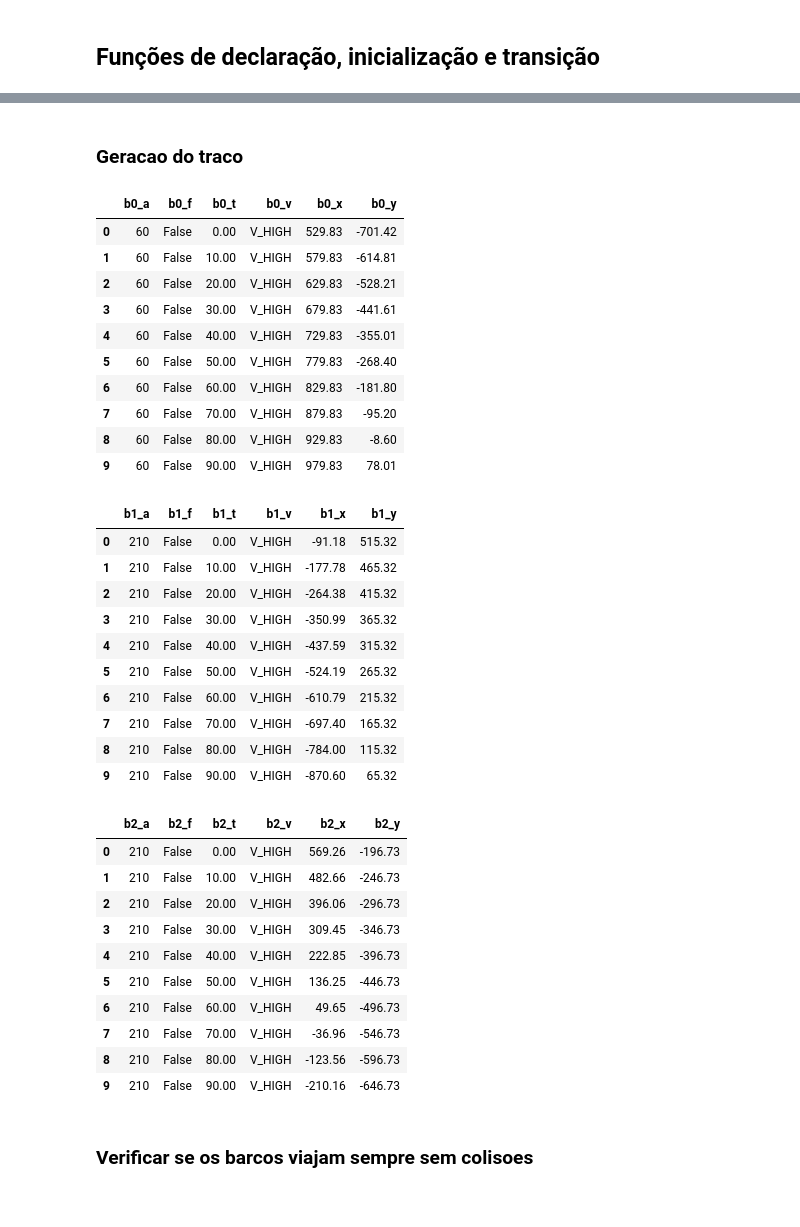
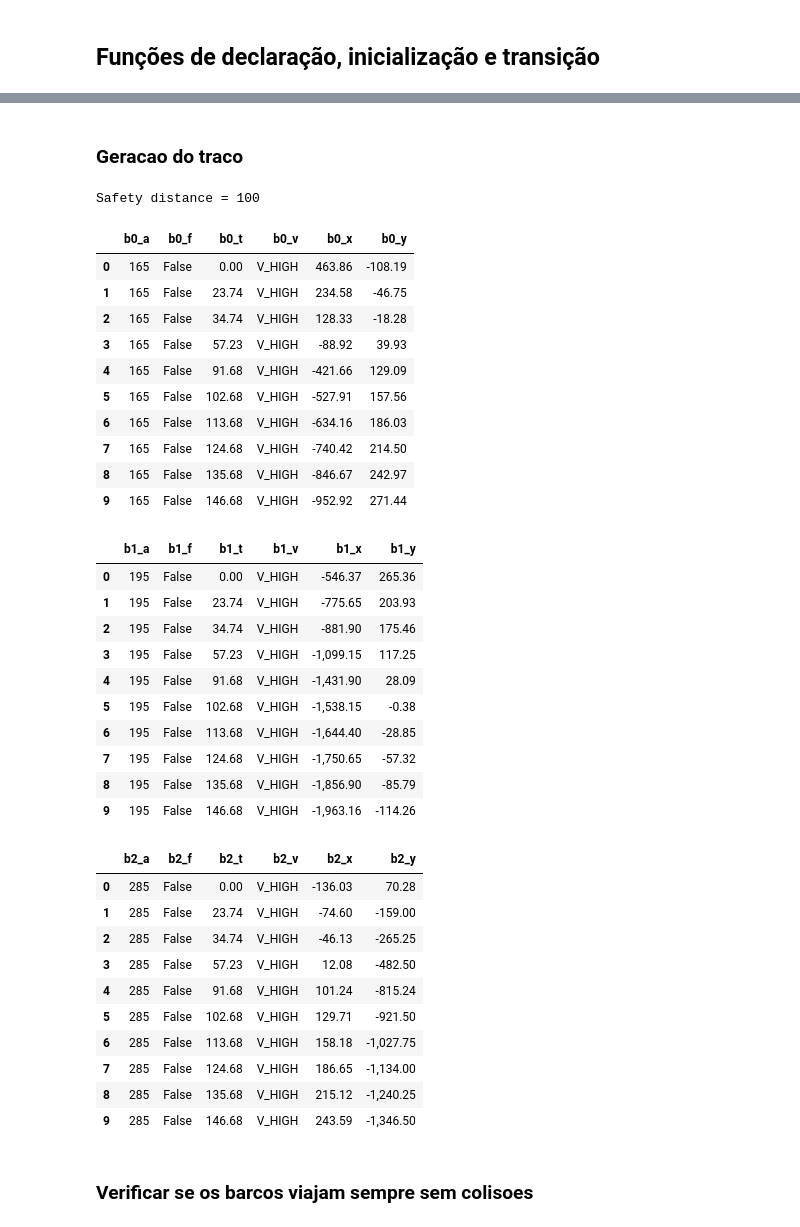
Before and after one commit to GilbertoCunha/Computational-Logic, a Jupyter notebook: Trabalho3/Boats.ipynb, the cells around one changed output, grey strips where cells are left out. Drawn from its saved outputs; the diff is of its cells as text; code cells hidden in the pictures.

```diff
--- a/Trabalho3/Boats.ipynb
+++ b/Trabalho3/Boats.ipynb
@@ -37,6 +37,11 @@ vel_to_mode = lambda v: M_LOW if (v == V_LOW) else M_HIGH
 mode_to_vel = lambda m: V_LOW if (m == M_LOW) else V_HIGH
 # %%
 def model_to_dfs(m):
+    """
+    Esta função transforma um modelo z3 numa lista de DataFrames pandas.
+    Cada elemento desta lista é um DataFrame de um barco.
+    """
+
     m_ = {str(elem): m[elem] for elem in m}
     sortedkeys = sorted(m_, key=str.lower)
 
@@ -289,3 +344,5 @@ def trans(prev, curr, fixed_step=False):
+# %% [markdown]
+### Geracao do traco
 # %%
 def get_random_values(num_boats=3):
     angs = [ALL_ROUTES[np.random.randint(len(ALL_ROUTES))] for i in range(num_boats)]
@@ -294,66 +351,68 @@ def get_random_values(num_boats=3):
     r = [(angs[i], xs[i], ys[i]) for i in range(num_boats)]
 
     return r
-# %% [markdown]
-### Geracao do traco
 # %%
 def gen_trace(declare, init, trans, k, fixed_step=False, fixed_dist=None):
     solver = Solver()
     trace = {i: declare(i, fixed_dist) for i in range(k)}
     solver.add(init(trace[0], get_random_values()))
 
     for i in range(k-1):
         solver.add(trans(trace[i], trace[i+1], fixed_step))
 
     if solver.check() == sat:
         m = solver.model()
 
         for elem in m:
-            if str(elem) == "b0_d":
-                print(f"Safety distance = {m[elem]}\n")
+            if str(elem) == "d0":
+                print(f"Safety distance = {m[elem]} m\n")
+
+        if fixed_dist != None:
+            print(f"Safety distance = {fixed_dist} m\n")
 
         r = model_to_dfs(m)
         display_side_by_side(*r)
     else:
         r = None
 
     return r
 
-m = gen_trace(declare, init, trans, 10, True, SAFE_DIST)
+m = gen_trace(declare, init, trans, 10, False, SAFE_DIST)
 # %% [output]
+Safety distance = 100
 |  | b0_a | b0_f | b0_t | b0_v | b0_x | b0_y |
-| 0 | 60 | False | 0.00 | V_HIGH | 529.83 | -701.42 |
-| 1 | 60 | False | 10.00 | V_HIGH | 579.83 | -614.81 |
-| 2 | 60 | False | 20.00 | V_HIGH | 629.83 | -528.21 |
-| 3 | 60 | False | 30.00 | V_HIGH | 679.83 | -441.61 |
-| 4 | 60 | False | 40.00 | V_HIGH | 729.83 | -355.01 |
-| 5 | 60 | False | 50.00 | V_HIGH | 779.83 | -268.40 |
-| 6 | 60 | False | 60.00 | V_HIGH | 829.83 | -181.80 |
-| 7 | 60 | False | 70.00 | V_HIGH | 879.83 | -95.20 |
-| 8 | 60 | False | 80.00 | V_HIGH | 929.83 | -8.60 |
-| 9 | 60 | False | 90.00 | V_HIGH | 979.83 | 78.01 |
+| 0 | 165 | False | 0.00 | V_HIGH | 463.86 | -108.19 |
+| 1 | 165 | False | 23.74 | V_HIGH | 234.58 | -46.75 |
+| 2 | 165 | False | 34.74 | V_HIGH | 128.33 | -18.28 |
+| 3 | 165 | False | 57.23 | V_HIGH | -88.92 | 39.93 |
+| 4 | 165 | False | 91.68 | V_HIGH | -421.66 | 129.09 |
+| 5 | 165 | False | 102.68 | V_HIGH | -527.91 | 157.56 |
+| 6 | 165 | False | 113.68 | V_HIGH | -634.16 | 186.03 |
+| 7 | 165 | False | 124.68 | V_HIGH | -740.42 | 214.50 |
+| 8 | 165 | False | 135.68 | V_HIGH | -846.67 | 242.97 |
+| 9 | 165 | False | 146.68 | V_HIGH | -952.92 | 271.44 |
 |  | b1_a | b1_f | b1_t | b1_v | b1_x | b1_y |
-| 0 | 210 | False | 0.00 | V_HIGH | -91.18 | 515.32 |
-| 1 | 210 | False | 10.00 | V_HIGH | -177.78 | 465.32 |
-| 2 | 210 | False | 20.00 | V_HIGH | -264.38 | 415.32 |
-| 3 | 210 | False | 30.00 | V_HIGH | -350.99 | 365.32 |
-| 4 | 210 | False | 40.00 | V_HIGH | -437.59 | 315.32 |
-| 5 | 210 | False | 50.00 | V_HIGH | -524.19 | 265.32 |
-| 6 | 210 | False | 60.00 | V_HIGH | -610.79 | 215.32 |
-| 7 | 210 | False | 70.00 | V_HIGH | -697.40 | 165.32 |
-| 8 | 210 | False | 80.00 | V_HIGH | -784.00 | 115.32 |
-| 9 | 210 | False | 90.00 | V_HIGH | -870.60 | 65.32 |
+| 0 | 195 | False | 0.00 | V_HIGH | -546.37 | 265.36 |
+| 1 | 195 | False | 23.74 | V_HIGH | -775.65 | 203.93 |
+| 2 | 195 | False | 34.74 | V_HIGH | -881.90 | 175.46 |
+| 3 | 195 | False | 57.23 | V_HIGH | -1,099.15 | 117.25 |
+| 4 | 195 | False | 91.68 | V_HIGH | -1,431.90 | 28.09 |
+| 5 | 195 | False | 102.68 | V_HIGH | -1,538.15 | -0.38 |
+| 6 | 195 | False | 113.68 | V_HIGH | -1,644.40 | -28.85 |
+| 7 | 195 | False | 124.68 | V_HIGH | -1,750.65 | -57.32 |
+| 8 | 195 | False | 135.68 | V_HIGH | -1,856.90 | -85.79 |
+| 9 | 195 | False | 146.68 | V_HIGH | -1,963.16 | -114.26 |
 |  | b2_a | b2_f | b2_t | b2_v | b2_x | b2_y |
-| 0 | 210 | False | 0.00 | V_HIGH | 569.26 | -196.73 |
-| 1 | 210 | False | 10.00 | V_HIGH | 482.66 | -246.73 |
-| 2 | 210 | False | 20.00 | V_HIGH | 396.06 | -296.73 |
-| 3 | 210 | False | 30.00 | V_HIGH | 309.45 | -346.73 |
-| 4 | 210 | False | 40.00 | V_HIGH | 222.85 | -396.73 |
-| 5 | 210 | False | 50.00 | V_HIGH | 136.25 | -446.73 |
-| 6 | 210 | False | 60.00 | V_HIGH | 49.65 | -496.73 |
-| 7 | 210 | False | 70.00 | V_HIGH | -36.96 | -546.73 |
-| 8 | 210 | False | 80.00 | V_HIGH | -123.56 | -596.73 |
-| 9 | 210 | False | 90.00 | V_HIGH | -210.16 | -646.73 |
+| 0 | 285 | False | 0.00 | V_HIGH | -136.03 | 70.28 |
+| 1 | 285 | False | 23.74 | V_HIGH | -74.60 | -159.00 |
+| 2 | 285 | False | 34.74 | V_HIGH | -46.13 | -265.25 |
+| 3 | 285 | False | 57.23 | V_HIGH | 12.08 | -482.50 |
+| 4 | 285 | False | 91.68 | V_HIGH | 101.24 | -815.24 |
+| 5 | 285 | False | 102.68 | V_HIGH | 129.71 | -921.50 |
+| 6 | 285 | False | 113.68 | V_HIGH | 158.18 | -1,027.75 |
+| 7 | 285 | False | 124.68 | V_HIGH | 186.65 | -1,134.00 |
+| 8 | 285 | False | 135.68 | V_HIGH | 215.12 | -1,240.25 |
+| 9 | 285 | False | 146.68 | V_HIGH | 243.59 | -1,346.50 |
 # %% [markdown]
 ### Verificar se os barcos viajam sempre sem colisoes
 # %%
```
Also changed, not shown: parts of 15 cells of this notebook, 1 other file.
